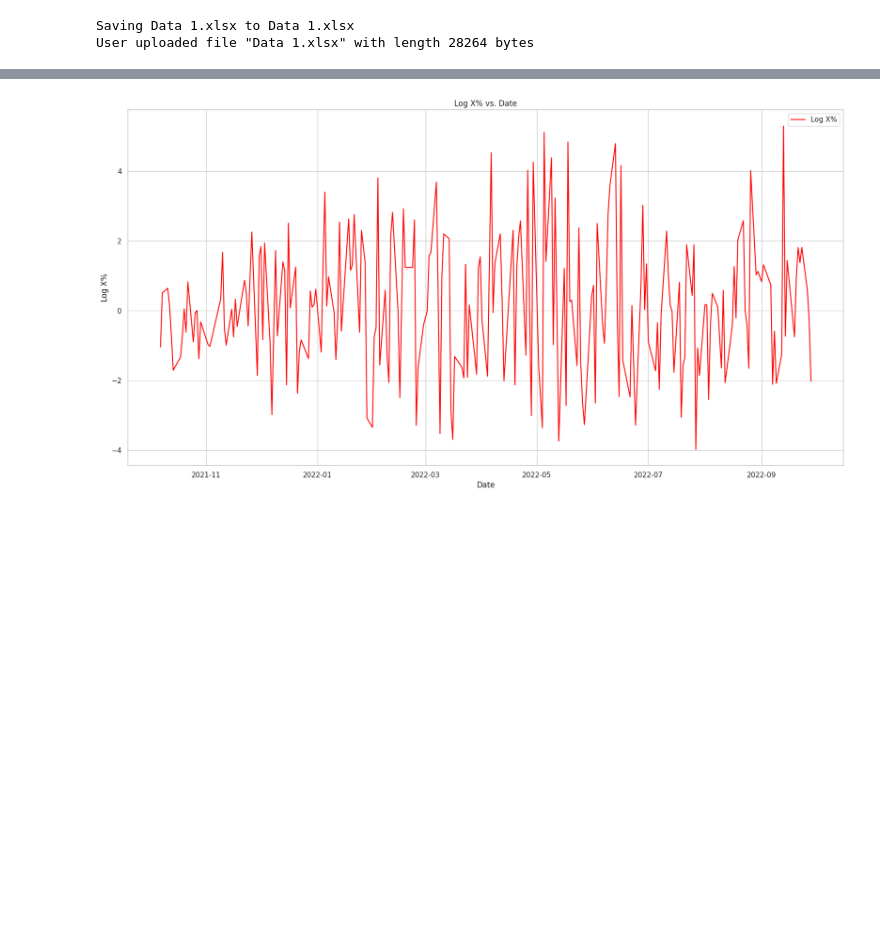
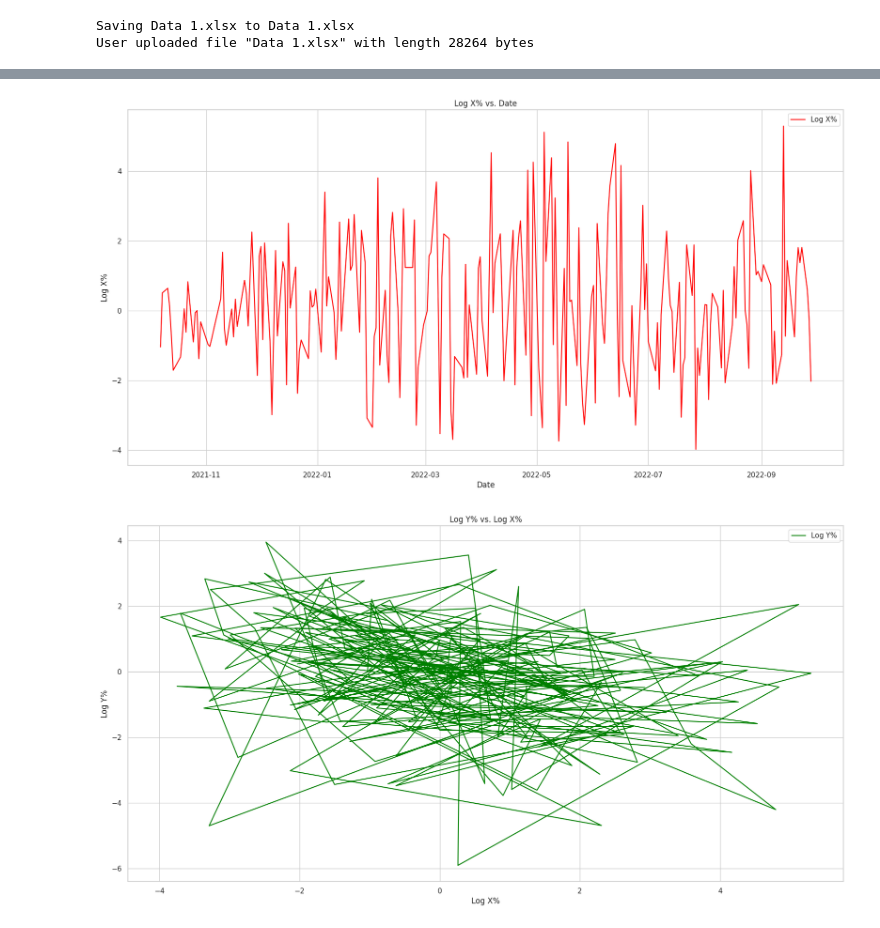
Before and after one commit to NanaShi929/GBS_Winter_School, a Jupyter notebook: Python_Customer_Behaviour.ipynb, the cells around one changed output, grey strips where cells are left out. Cells and saved outputs as stored; diff of their text form; code cells hidden in the pictures; blank space fills up the shorter version.

```diff
--- a/Python_Customer_Behaviour.ipynb
+++ b/Python_Customer_Behaviour.ipynb
@@ -222,30 +222,50 @@ plt.xlabel('Date', fontsize=14)
 plt.ylabel('Percentage', fontsize=14)
 plt.legend()
 plt.grid(True)
 
 # Show the combined graph
 plt.show()
 plt.figure(figsize=(20, 10))
 plt.plot(df['Date'], df['Log Y%'], label='Log Y%', color='blue')
 plt.xlabel('Date')
 plt.ylabel('Log Y%')
 plt.title('Log Y% vs. Date')
 plt.legend()
 plt.grid(True)
 
 plt.show()
 
 plt.show()
 plt.figure(figsize=(20, 10))
 plt.plot(df['Date'], df['Log X%'], label='Log X%', color='red')
 plt.xlabel('Date')
 plt.ylabel('Log X%')
 plt.title('Log X% vs. Date')
 plt.legend()
 plt.grid(True)
 
 plt.show()
+plt.show()
+plt.figure(figsize=(20, 10))
+plt.plot(df['Log X%'], df['Log Y%'], label='Log Y%', color='green')
+plt.xlabel('Log X%')
+plt.ylabel('Log Y%')
+plt.title('Log Y% vs. Log X%')
+plt.legend()
+plt.grid(True)
+
+plt.show()
+
+plt.show()
+plt.figure(figsize=(20, 10))
+plt.plot(df['Log Y%'], df['Log X%'], label='Log X%', color='yellow')
+plt.xlabel('Log Y%')
+plt.ylabel('Log X%')
+plt.title('Log X% vs. Log Y%')
+plt.legend()
+plt.grid(True)
 # %% [output]
 [figure]
 [figure]
 [figure]
+[figure, added]
```
Also changed, not shown: parts of 1 cell of this notebook.
